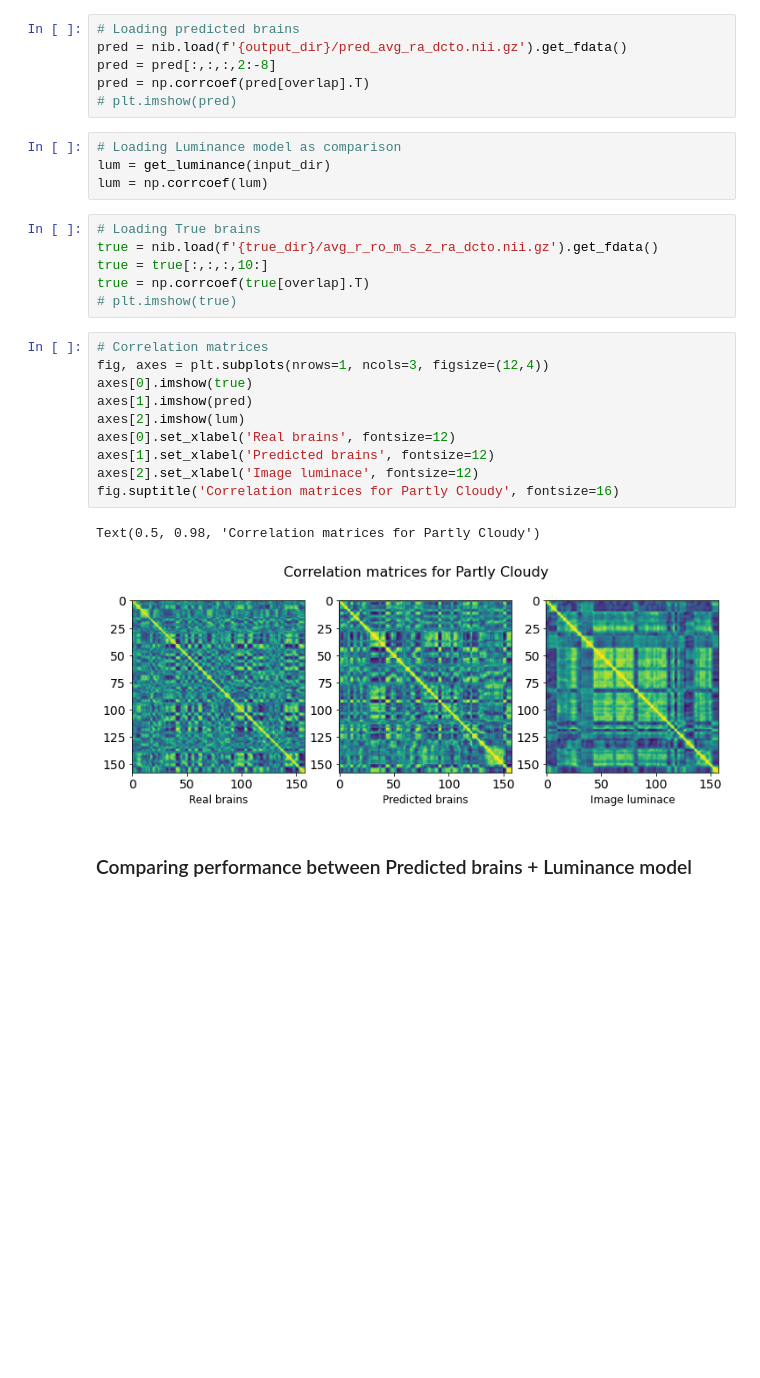
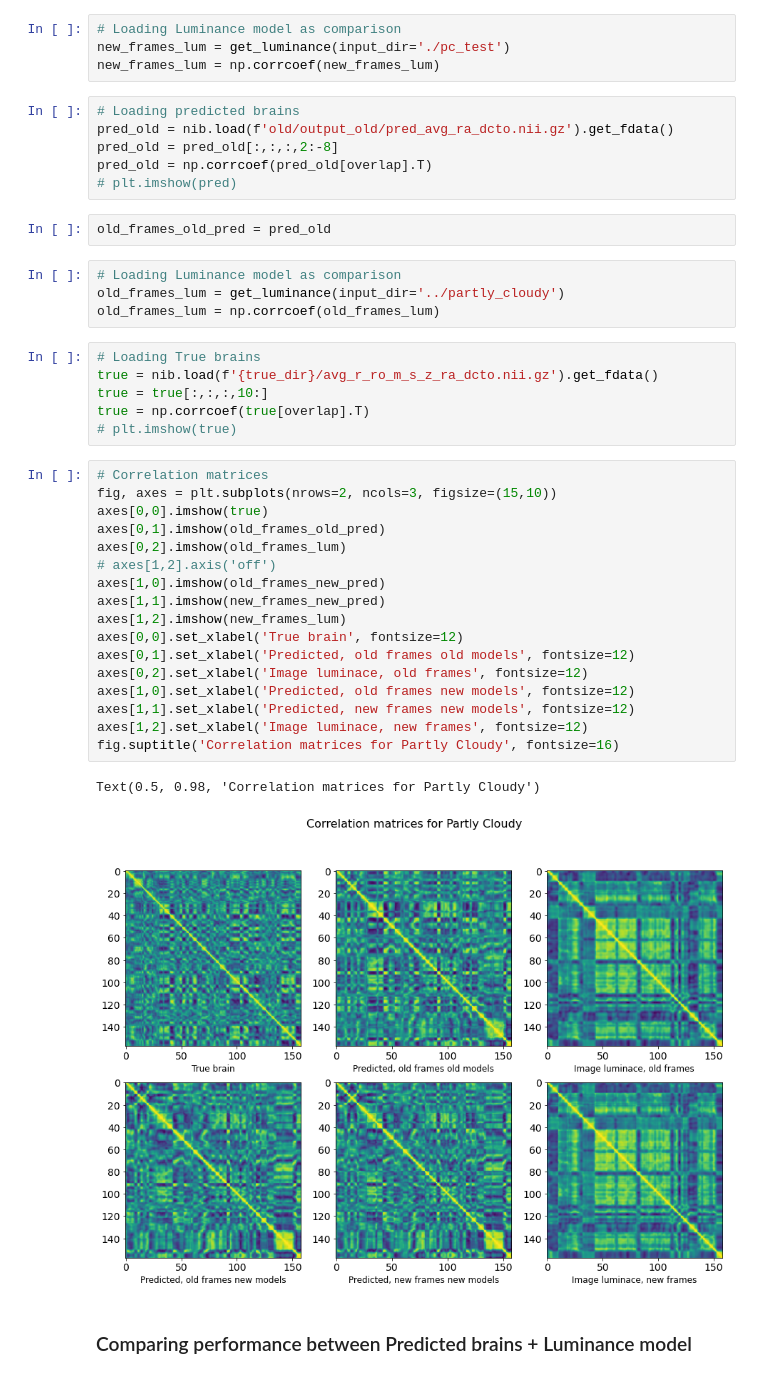
Before and after one commit to dpmlab/img2fmri, a Jupyter notebook: aperture_notebook.ipynb, the cells around one changed output. Cells and saved outputs as stored; diff of their text form; blank space fills up the shorter version.

Commit message:
updated writing section, partly_cloudy analyses still need cleanup

```diff
--- a/aperture_notebook.ipynb
+++ b/aperture_notebook.ipynb
@@ -112,16 +168,22 @@ true_dir = "../pc_true/preprocessed_data"
 output_dir = "output/"
 input_dir = "../partly_cloudy/"
 overlap = get_subj_overlap()
+# %%
+# Loading Luminance model as comparison
+new_frames_lum = get_luminance(input_dir='./pc_test')
+new_frames_lum = np.corrcoef(new_frames_lum)
 # %%
 # Loading predicted brains
-pred = nib.load(f'{output_dir}/pred_avg_ra_dcto.nii.gz').get_fdata()
-pred = pred[:,:,:,2:-8]
-pred = np.corrcoef(pred[overlap].T)
+pred_old = nib.load(f'old/output_old/pred_avg_ra_dcto.nii.gz').get_fdata()
+pred_old = pred_old[:,:,:,2:-8]
+pred_old = np.corrcoef(pred_old[overlap].T)
 # plt.imshow(pred)
+# %%
+old_frames_old_pred = pred_old
 # %%
 # Loading Luminance model as comparison
-lum = get_luminance(input_dir)
-lum = np.corrcoef(lum)
+old_frames_lum = get_luminance(input_dir='../partly_cloudy')
+old_frames_lum = np.corrcoef(old_frames_lum)
 # %%
 # Loading True brains
 true = nib.load(f'{true_dir}/avg_r_ro_m_s_z_ra_dcto.nii.gz').get_fdata()
@@ -130,17 +192,24 @@ true = np.corrcoef(true[overlap].T)
 # plt.imshow(true)
 # %%
 # Correlation matrices
-fig, axes = plt.subplots(nrows=1, ncols=3, figsize=(12,4))
-axes[0].imshow(true)
-axes[1].imshow(pred)
-axes[2].imshow(lum)
-axes[0].set_xlabel('Real brains', fontsize=12)
-axes[1].set_xlabel('Predicted brains', fontsize=12)
-axes[2].set_xlabel('Image luminace', fontsize=12)
+fig, axes = plt.subplots(nrows=2, ncols=3, figsize=(15,10))
+axes[0,0].imshow(true)
+axes[0,1].imshow(old_frames_old_pred)
+axes[0,2].imshow(old_frames_lum)
+# axes[1,2].axis('off')
+axes[1,0].imshow(old_frames_new_pred)
+axes[1,1].imshow(new_frames_new_pred)
+axes[1,2].imshow(new_frames_lum)
+axes[0,0].set_xlabel('True brain', fontsize=12)
+axes[0,1].set_xlabel('Predicted, old frames old models', fontsize=12)
+axes[0,2].set_xlabel('Image luminace, old frames', fontsize=12)
+axes[1,0].set_xlabel('Predicted, old frames new models', fontsize=12)
+axes[1,1].set_xlabel('Predicted, new frames new models', fontsize=12)
+axes[1,2].set_xlabel('Image luminace, new frames', fontsize=12)
 fig.suptitle('Correlation matrices for Partly Cloudy', fontsize=16)
 # %% [output]
 Text(0.5, 0.98, 'Correlation matrices for Partly Cloudy')
-[figure, old version]
+[figure, new version]
 # %% [markdown]
 ### Comparing performance between Predicted brains + Luminance model
 # %%
```
Also changed, not shown: parts of 64 cells of this notebook, 1 other file.
